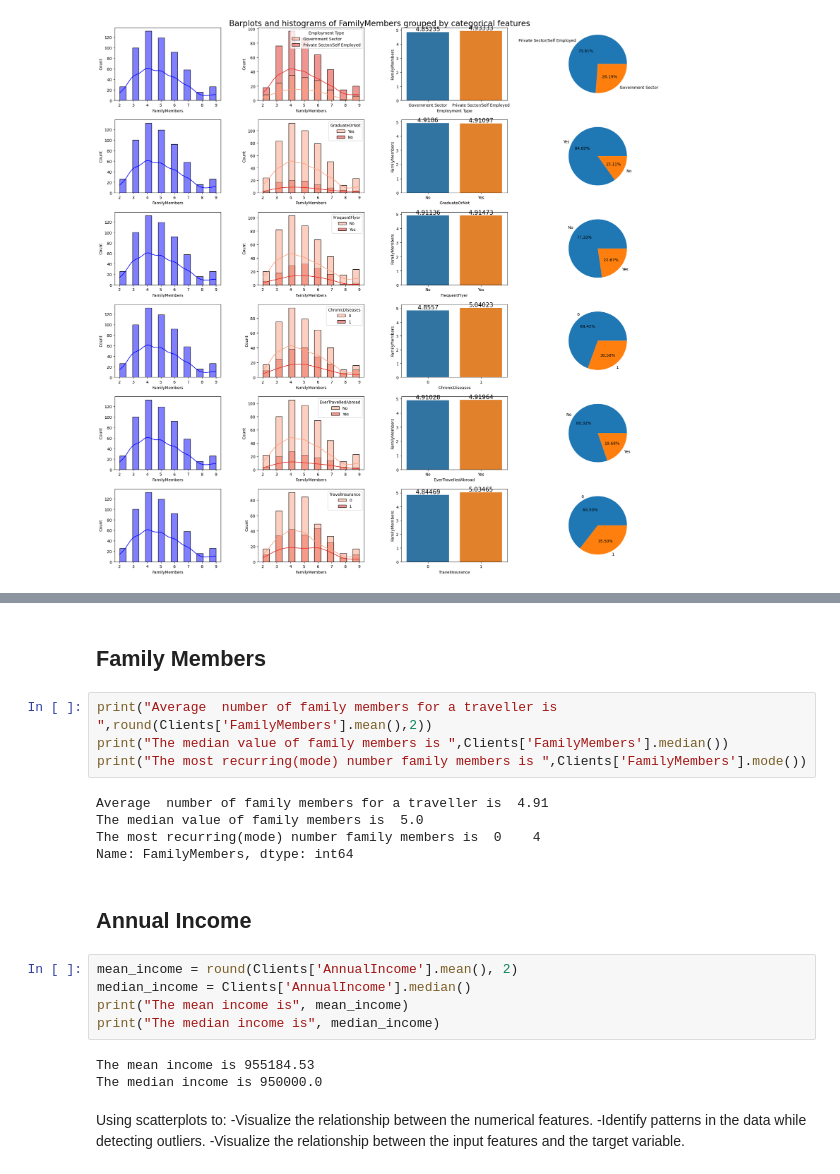
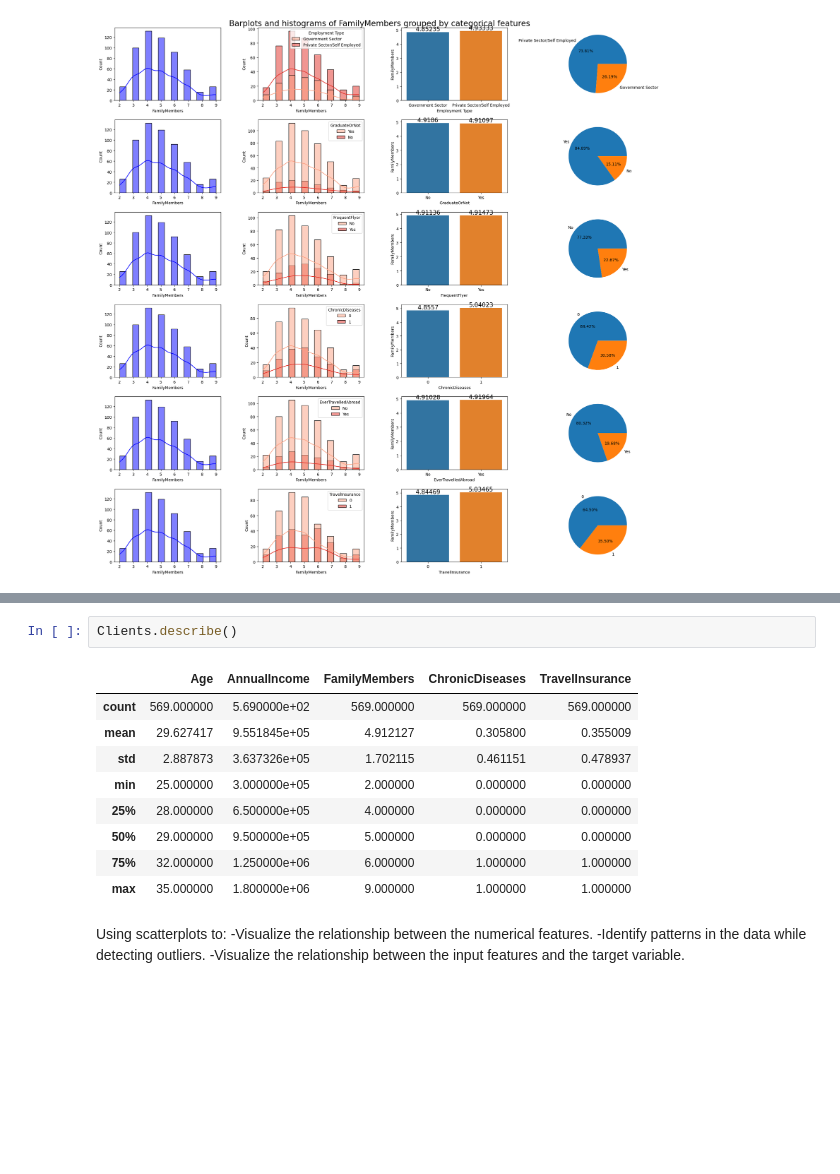
Before and after one commit to JanKosgei/Travel-Insurance-Prediction, a Jupyter notebook: Travel Insurance Prediction.ipynb, the cells around one changed output, grey strips where cells are left out. Cells and saved outputs as stored; diff of their text form; blank space fills up the shorter version.

```diff
--- a/Travel Insurance Prediction.ipynb
+++ b/Travel Insurance Prediction.ipynb
@@ -170,24 +157,15 @@ Name: Age, dtype: int64
-# %% [markdown]
-## Family Members
-# %%
-print("Average  number of family members for a traveller is ",round(Clients['FamilyMembers'].mean(),2))
-print("The median value of family members is ",Clients['FamilyMembers'].median())
-print("The most recurring(mode) number family members is ",Clients['FamilyMembers'].mode())
-# %% [output]
-Average  number of family members for a traveller is  4.91
-The median value of family members is  5.0
-The most recurring(mode) number family members is  0    4
-Name: FamilyMembers, dtype: int64
-# %% [markdown]
-## Annual Income
-# %%
-mean_income = round(Clients['AnnualIncome'].mean(), 2)
-median_income = Clients['AnnualIncome'].median()
-print("The mean income is", mean_income)
-print("The median income is", median_income)
-# %% [output]
-The mean income is 955184.53
-The median income is 950000.0
+# %%
+Clients.describe()
+# %% [output]
+|  | Age | AnnualIncome | FamilyMembers | ChronicDiseases | TravelInsurance |
+| count | 569.000000 | 5.690000e+02 | 569.000000 | 569.000000 | 569.000000 |
+| mean | 29.627417 | 9.551845e+05 | 4.912127 | 0.305800 | 0.355009 |
+| std | 2.887873 | 3.637326e+05 | 1.702115 | 0.461151 | 0.478937 |
+| min | 25.000000 | 3.000000e+05 | 2.000000 | 0.000000 | 0.000000 |
+| 25% | 28.000000 | 6.500000e+05 | 4.000000 | 0.000000 | 0.000000 |
+| 50% | 29.000000 | 9.500000e+05 | 5.000000 | 0.000000 | 0.000000 |
+| 75% | 32.000000 | 1.250000e+06 | 6.000000 | 1.000000 | 1.000000 |
+| max | 35.000000 | 1.800000e+06 | 9.000000 | 1.000000 | 1.000000 |
 # %% [markdown]
 Using scatterplots to:
 -Visualize the relationship between the numerical features.
```
Also changed, not shown: parts of 16 cells of this notebook.
